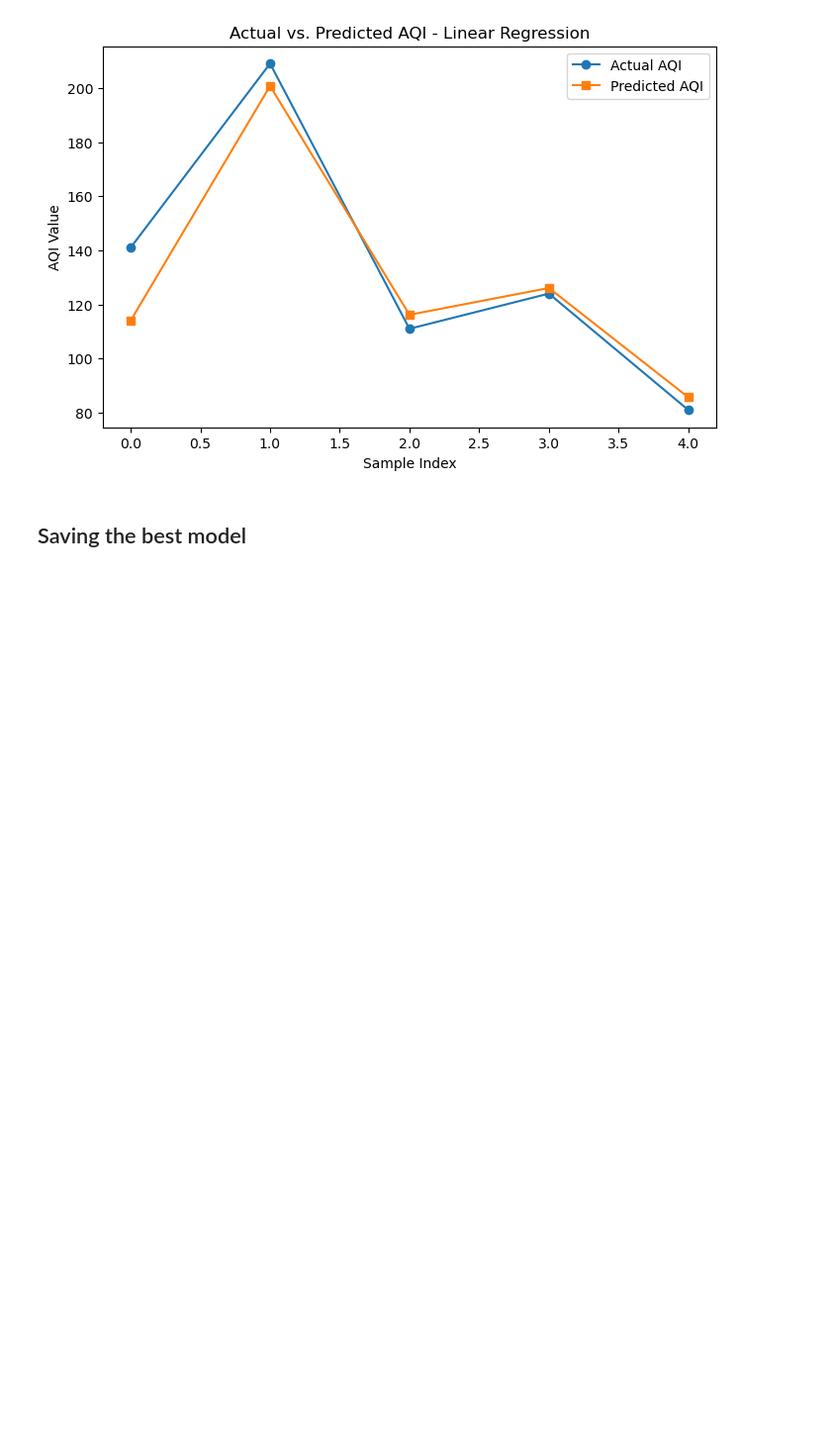
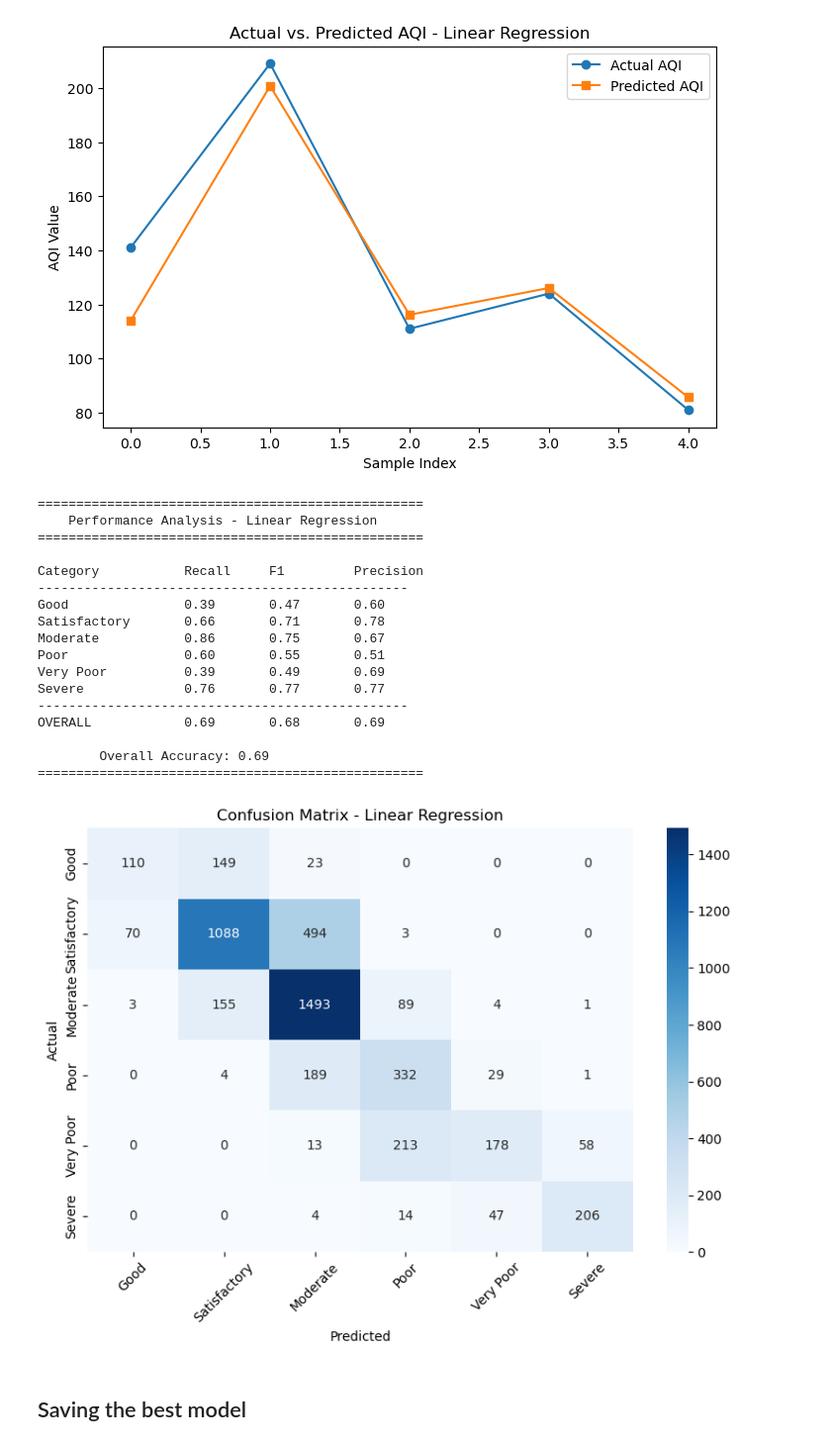
Before and after one commit to Kartikgupta041/340W_AQI_project, a Jupyter notebook: Code.ipynb, the cells around one changed output. Shown at 99% size. Cells and saved outputs as stored; diff of their text form; code cells hidden in the pictures; blank space fills up the shorter version.

```diff
--- a/Code.ipynb
+++ b/Code.ipynb
@@ -368,6 +470,28 @@ Linear Regression Performance:
 MAE: 31.20, RMSE: 59.11, R2 Score: 0.81
 Predicted AQI values: [114.05122911 200.71997899 116.16856349 126.07120008  85.6955432 ]
 [figure]
+# %%
+# --- Accuracy, F1, Recall, Precsion scores. Linear Regression ---
+evaluate_classification(y_test, y_pred_lr, "Linear Regression")
+# %% [output]
+==================================================
+    Performance Analysis - Linear Regression
+==================================================
+
+Category           Recall     F1         Precision
+------------------------------------------------
+Good               0.39       0.47       0.60
+Satisfactory       0.66       0.71       0.78
+Moderate           0.86       0.75       0.67
+Poor               0.60       0.55       0.51
+Very Poor          0.39       0.49       0.69
+Severe             0.76       0.77       0.77
+------------------------------------------------
+OVERALL            0.69       0.68       0.69
+
+        Overall Accuracy: 0.69
+==================================================
+[figure, added]
 # %% [markdown]
 ## Saving the best model
 # %%
```
Also changed, not shown: parts of 3 cells of this notebook.
